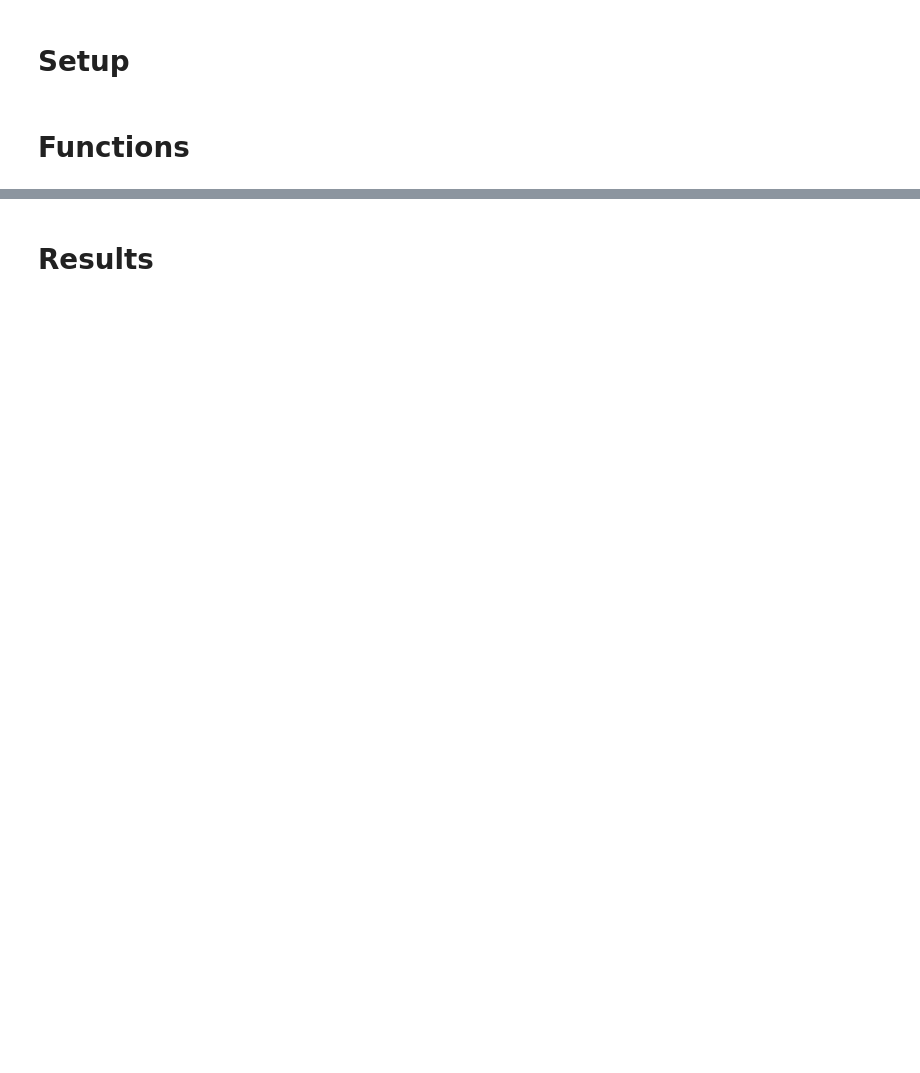
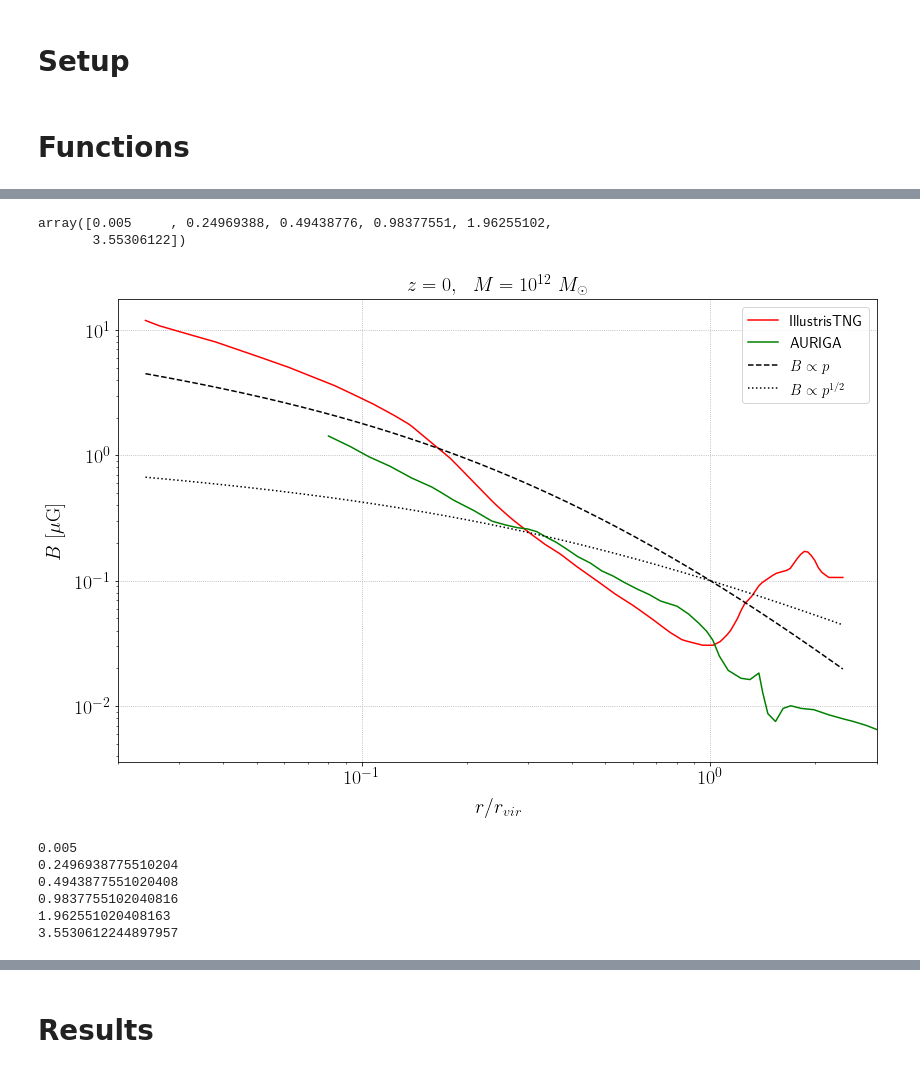
Before and after one commit to crimondino/axion_screening, a Jupyter notebook: compute_dtaudz-3.ipynb, the cells around one changed output, grey strips where cells are left out. Drawn from its saved outputs; the diff is of its cells as text; code cells hidden in the pictures; blank space fills up the shorter version.

```diff
--- a/compute_dtaudz-3.ipynb
+++ b/compute_dtaudz-3.ipynb
@@ -241,0 +326,2 @@ def get_halo_skyprofile(zs, chis, rcross):
+# %%
+m200critz, r200critz = get_200critz(zs, ms, cs,rhocritz, deltav)
@@ -241,0 +394,72 @@ def get_halo_skyprofile(zs, chis, rcross):
+# %%
+z_list = np.array([0, 0.2, 0.5, 1, 2, 3.5])
+i_z_list = np.zeros(len(z_list), dtype=np.int8)
+i_m = np.argmin(np.abs(ms/1e12-1))
+
+file_name_list = ['bfield_z00_Rvir210.dat', 'bfield_z02_Rvir187.dat', 'bfield_z05_Rvir165.dat',
+                  'bfield_z10_Rvir134.dat', 'bfield_z20_Rvir73.dat', 'bfield_z35_Rvir31.dat'];
+r_vir_list = np.array([210, 187, 165, 134, 73, 31])
+bfield_prof_z = []
+
+
+for i, z in enumerate(z_list):
+    i_z_list[i] = np.argmin(np.abs(zs-z))
+    bfield_prof_z.append(np.genfromtxt('./data/'+file_name_list[i], delimiter=','))
+
+zs[i_z_list]
+# %% [output]
+array([0.005     , 0.24969388, 0.49438776, 0.98377551, 1.96255102,
+       3.55306122])
+# %%
+fig, ax = plt.subplots(1, 1, figsize=(12, 8))
+color_list = ['red', 'green', 'blue', 'orange']
+r_list = np.logspace(-1.5, 0.5, 200) #np.arange(-1.8, 0.5, 0.01)
+r_factor = r200critz[i_z, i_m]/hcos.rvir(ms[i_m],zs[i_z])
+
+bfield_prof_press = (get_pth_profile(r_list*r200critz[i_z, i_m], zs[i_z], m200critz[i_z, i_m], r200critz[i_z, i_m],
+                                     rhocritz[i_z]) /
+                     get_pth_profile(hcos.rvir(ms[i_m],zs[i_z]), zs[i_z], m200critz[i_z, i_m], r200critz[i_z, i_m],
+                                     rhocritz[i_z]) )*0.1
+bfield_prof_press_sqrt = (get_pth_profile(r_list*r200critz[i_z, i_m], zs[i_z], m200critz[i_z, i_m], r200critz[i_z, i_m],
+                                          rhocritz[i_z]) /
+                          get_pth_profile(hcos.rvir(ms[i_m],zs[i_z]), zs[i_z], m200critz[i_z, i_m], r200critz[i_z, i_m],
+                                          rhocritz[i_z]) )**(1/2) * 0.1
+
+ax.plot(r_list*r_factor, 10**bfield_prof_interp[1](np.log10(r_list)), c='r', label='IllustrisTNG')
+ax.plot(bfield_prof_z[0][:, 0]/(r200critz[i_z, i_m]*1000)*r_factor, bfield_prof_z[0][:, 1], c='g', label='AURIGA')
+ax.plot(r_list*r_factor, bfield_prof_press, linestyle='dashed', c='k', label=r'$B \propto p$')
+ax.plot(r_list*r_factor, bfield_prof_press_sqrt, linestyle='dotted', c='k', label=r'$B \propto p^{1/2}$')
+ax.grid(ls=':', color='darkgray', alpha=1)
+
+ax.set_xscale('log'); ax.set_yscale('log');
+ax.set_xlabel(r'$r/r_{vir}$'); ax.set_ylabel(r'$B\ [\mu \rm{G}]$');
+ax.set_xlim(0.02, 3)
+ax.set_title(r'$z = 0,\ \  M = 10^{12}\ M_{\odot}$');
+ax.legend(ncol=1, loc=1, frameon=True);
+
+fig.tight_layout()
+fig.savefig('./figs/Bcomp.pdf', rasterize=True)
+fig.savefig('./figs/Bcomp.png', rasterize=True)
+# %% [output]
+[figure, added]
+# %%
+bfield_prof_press = []
+bfield_prof_press_sqrt = []
+
+for i, z in enumerate(z_list):
+    print(zs[i_z_list[i]])
+    bfield_prof_press.append( (get_pth_profile(bfield_prof_z[i][:, 0]/1000, zs[i_z_list[i]], m200critz[i_z_list[i], i_m], r200critz[i_z_list[i], i_m],
+                                         rhocritz[i_z_list[i]]) /
+                         get_pth_profile(r_vir_list[i]/1000, zs[i_z_list[i]], m200critz[i_z_list[i], i_m], r200critz[i_z_list[i], i_m],
+                                         rhocritz[i_z_list[i]]) )*0.1 )
+    bfield_prof_press_sqrt.append( (get_pth_profile(bfield_prof_z[i][:, 0]/1000, zs[i_z_list[i]], m200critz[i_z_list[i], i_m], r200critz[i_z_list[i], i_m],
+                                         rhocritz[i_z_list[i]]) /
+                         get_pth_profile(r_vir_list[i]/1000, zs[i_z_list[i]], m200critz[i_z_list[i], i_m], r200critz[i_z_list[i], i_m],
+                                         rhocritz[i_z_list[i]]) )**(1/2)*0.1 )
+# %% [output]
+0.005
+0.2496938775510204
+0.4943877551020408
+0.9837755102040816
+1.962551020408163
+3.5530612244897957
```
Also changed, not shown: parts of 53 cells of this notebook, 25 other files.
